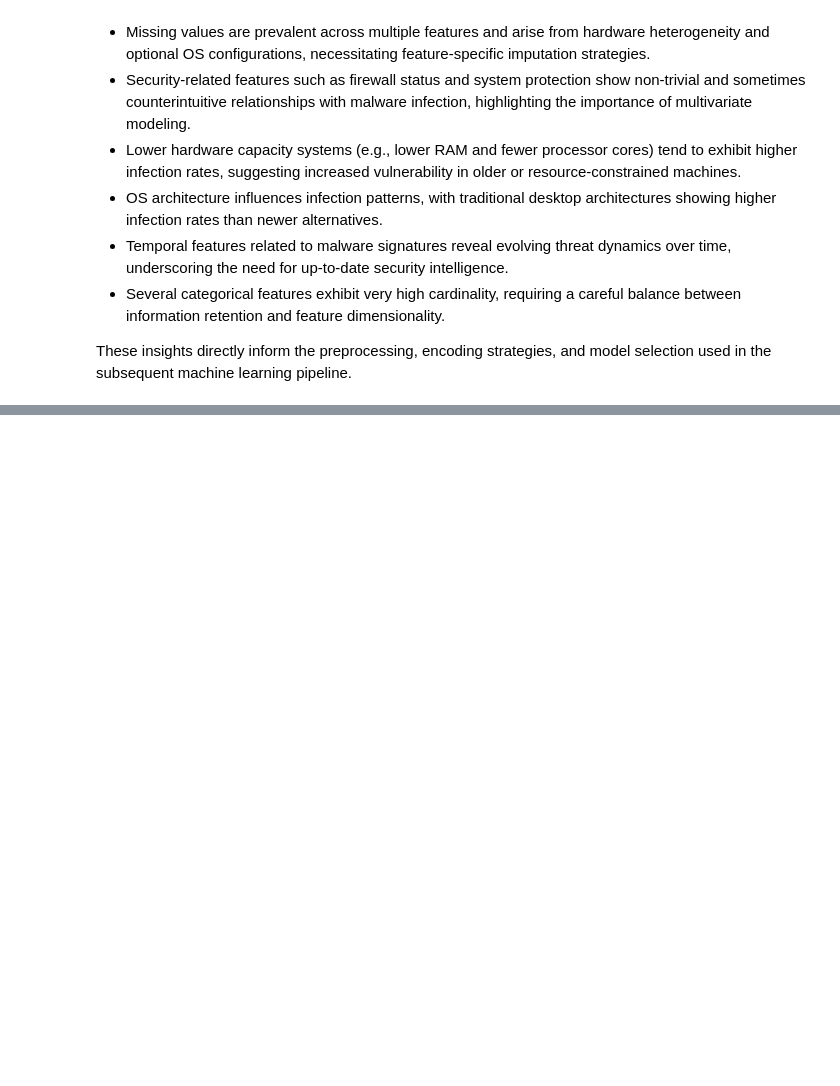
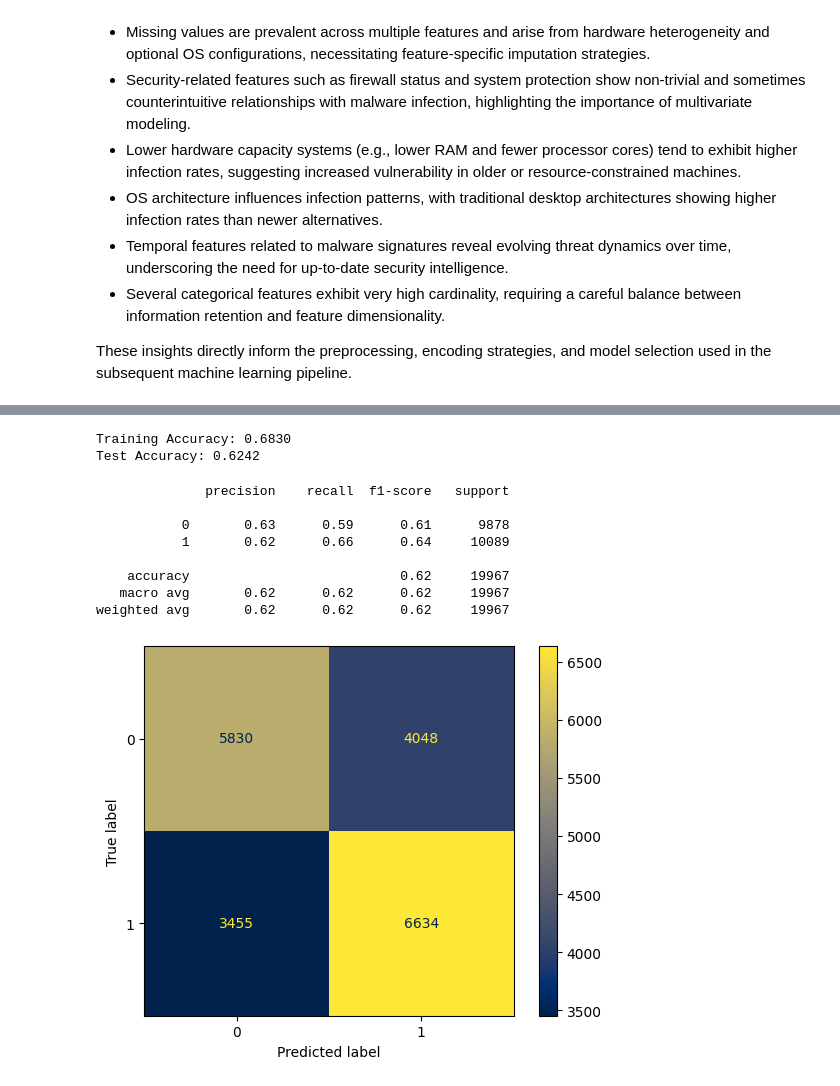
Before and after one commit to Sreenivasan05/System-Threat-Forecaster, a Jupyter notebook: Notebook.ipynb, the cells around one changed output, grey strips where cells are left out. Saved outputs shown, nothing was run; the diff lists cells and outputs as text; code cells hidden in the pictures; blank space fills up the shorter version.

```diff
--- a/Notebook.ipynb
+++ b/Notebook.ipynb
@@ -401,0 +579,46 @@ Index(['MachineID', 'ProductName', 'EngineVersion', 'AppVersion',
+# %%
+import lightgbm as lgb
+
+params_LGBM_optimized = {
+    'objective': 'binary',
+    'metric': 'auc',
+    'num_leaves': 30,
+    'learning_rate': 0.01,
+    'feature_fraction': 0.85,
+    'subsample': 0.8,
+    'lambda_l1': 1,
+    'lambda_l2': 1,
+    'min_data_in_leaf': 50,
+    'max_bin': 200,
+    'n_estimators': 2000,
+    'verbosity': -1
+}
+
+
+model = lgb.LGBMClassifier(**params_LGBM_optimized
+)
+
+model.fit(
+    x_train, y_train)
+
+y_pred_train = model.predict(x_train)
+train_accuracy = accuracy_score(y_train,y_pred_train)
+y_pred_test = model.predict(x_test)
+test_accuracy = accuracy_score(y_test, y_pred_test)
+print(f"Training Accuracy: {train_accuracy:.4f}")
+print(f"Test Accuracy: {test_accuracy:.4f}")
+# %% [output]
+Training Accuracy: 0.6830
+Test Accuracy: 0.6242
+# %%
+report()
+# %% [output]
+              precision    recall  f1-score   support
+
+           0       0.63      0.59      0.61      9878
+           1       0.62      0.66      0.64     10089
+
+    accuracy                           0.62     19967
+   macro avg       0.62      0.62      0.62     19967
+weighted avg       0.62      0.62      0.62     19967
+[figure, added]
```
Also changed, not shown: parts of 55 cells of this notebook, 1 other file.
